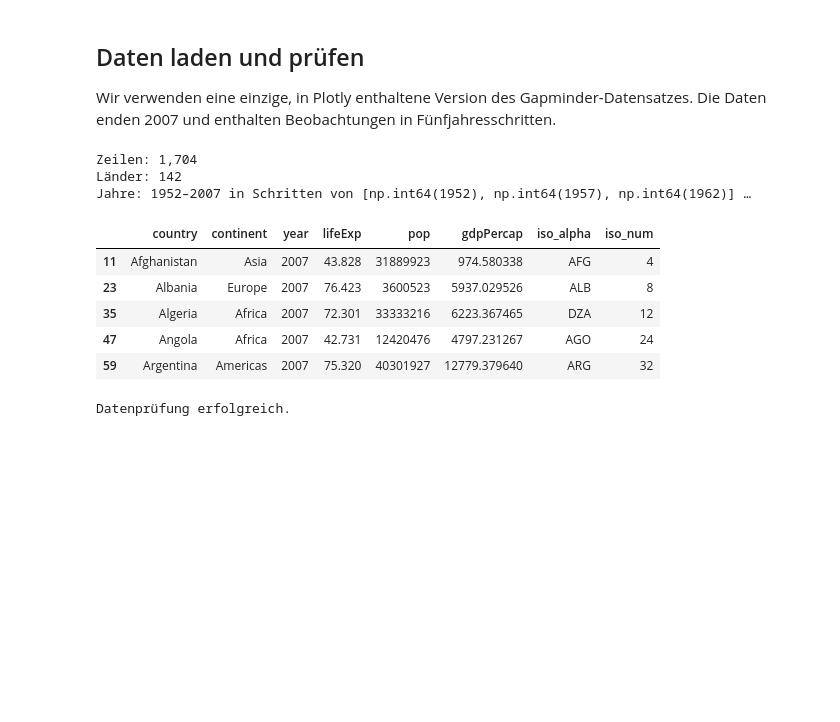
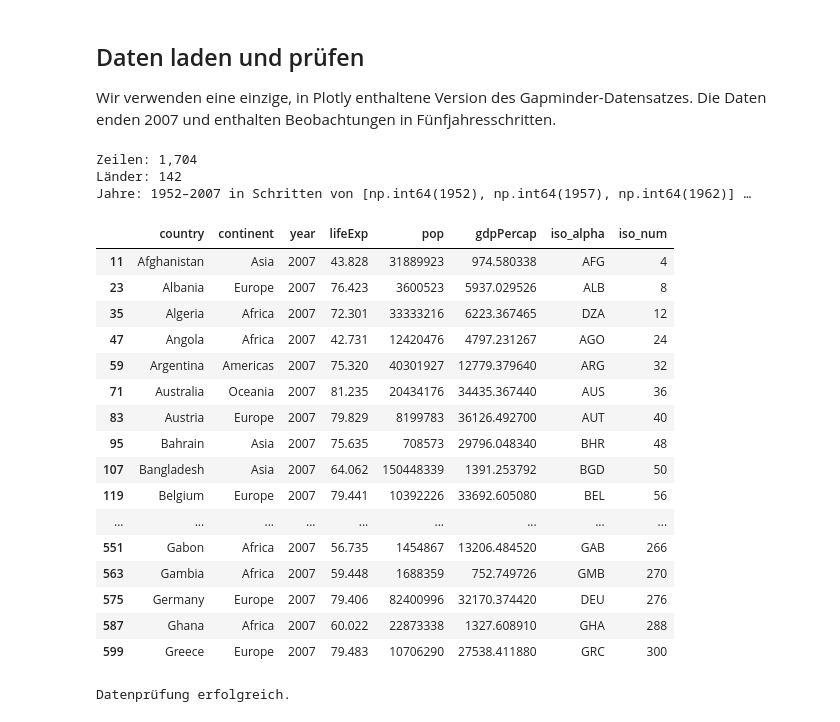
Before and after one commit to ReneTraue/th_nue_dataviz_2026, a Jupyter notebook: assignments/4_Interaktive Visualisierung/Lecture4_interactiveviz_assignment.ipynb, the cells around one changed output. Saved outputs shown, nothing was run; the diff lists cells and outputs as text; code cells hidden in the pictures; blank space fills up the shorter version.

```diff
--- a/assignments/4_Interaktive Visualisierung/Lecture4_interactiveviz_assignment.ipynb
+++ b/assignments/4_Interaktive Visualisierung/Lecture4_interactiveviz_assignment.ipynb
@@ -48,22 +48,33 @@ Wir verwenden eine einzige, in Plotly enthaltene Version des Gapminder-Datensatz
 # %%
 df = px.data.gapminder()
 year = 2007
 df_2007 = df.loc[df["year"] == year].copy()
 
 print(f"Zeilen: {len(df):,}")
 print(f"Länder: {df['country'].nunique()}")
 print(f"Jahre: {df['year'].min()}–{df['year'].max()} in Schritten von {sorted(df['year'].unique())[:3]} …")
-df_2007.head()
+df_2007.head(50)
 # %% [output]
 Zeilen: 1,704
 Länder: 142
 Jahre: 1952–2007 in Schritten von [np.int64(1952), np.int64(1957), np.int64(1962)] …
 |  | country | continent | year | lifeExp | pop | gdpPercap | iso_alpha | iso_num |
 | 11 | Afghanistan | Asia | 2007 | 43.828 | 31889923 | 974.580338 | AFG | 4 |
 | 23 | Albania | Europe | 2007 | 76.423 | 3600523 | 5937.029526 | ALB | 8 |
 | 35 | Algeria | Africa | 2007 | 72.301 | 33333216 | 6223.367465 | DZA | 12 |
 | 47 | Angola | Africa | 2007 | 42.731 | 12420476 | 4797.231267 | AGO | 24 |
 | 59 | Argentina | Americas | 2007 | 75.320 | 40301927 | 12779.379640 | ARG | 32 |
+| 71 | Australia | Oceania | 2007 | 81.235 | 20434176 | 34435.367440 | AUS | 36 |
+| 83 | Austria | Europe | 2007 | 79.829 | 8199783 | 36126.492700 | AUT | 40 |
+| 95 | Bahrain | Asia | 2007 | 75.635 | 708573 | 29796.048340 | BHR | 48 |
+| 107 | Bangladesh | Asia | 2007 | 64.062 | 150448339 | 1391.253792 | BGD | 50 |
+| 119 | Belgium | Europe | 2007 | 79.441 | 10392226 | 33692.605080 | BEL | 56 |
+| ... | ... | ... | ... | ... | ... | ... | ... | ... |
+| 551 | Gabon | Africa | 2007 | 56.735 | 1454867 | 13206.484520 | GAB | 266 |
+| 563 | Gambia | Africa | 2007 | 59.448 | 1688359 | 752.749726 | GMB | 270 |
+| 575 | Germany | Europe | 2007 | 79.406 | 82400996 | 32170.374420 | DEU | 276 |
+| 587 | Ghana | Africa | 2007 | 60.022 | 22873338 | 1327.608910 | GHA | 288 |
+| 599 | Greece | Europe | 2007 | 79.483 | 10706290 | 27538.411880 | GRC | 300 |
 # %%
 required_columns = {"country", "continent", "year", "lifeExp", "pop", "gdpPercap"}
 assert required_columns.issubset(df.columns), "Erwartete Gapminder-Spalten fehlen."
```
Also changed, not shown: parts of 1 cell of this notebook, 10 other files.
